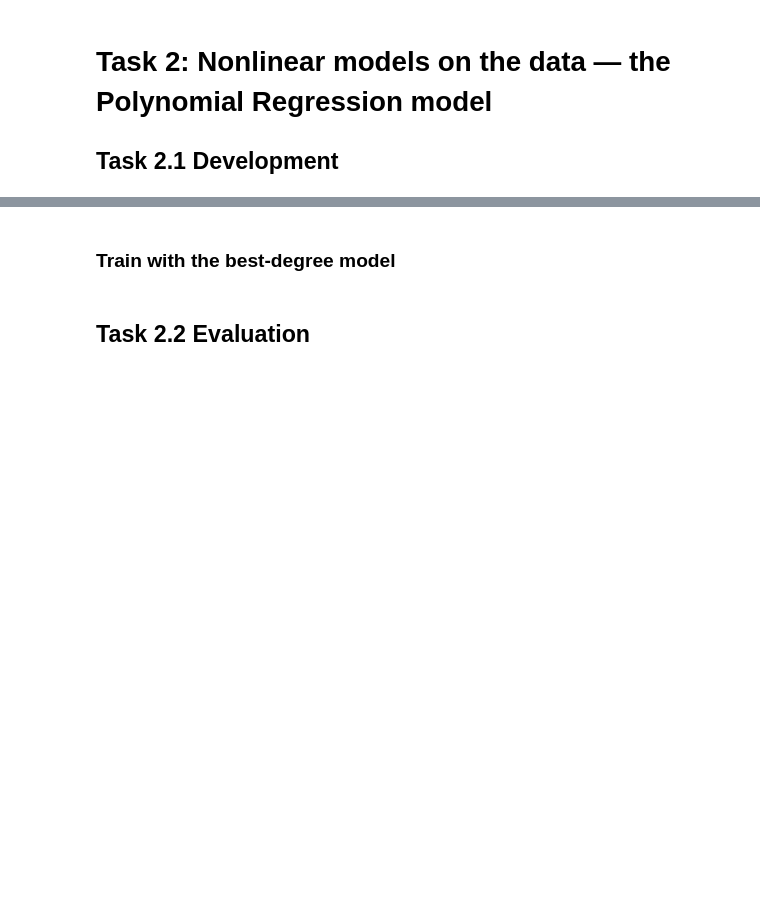
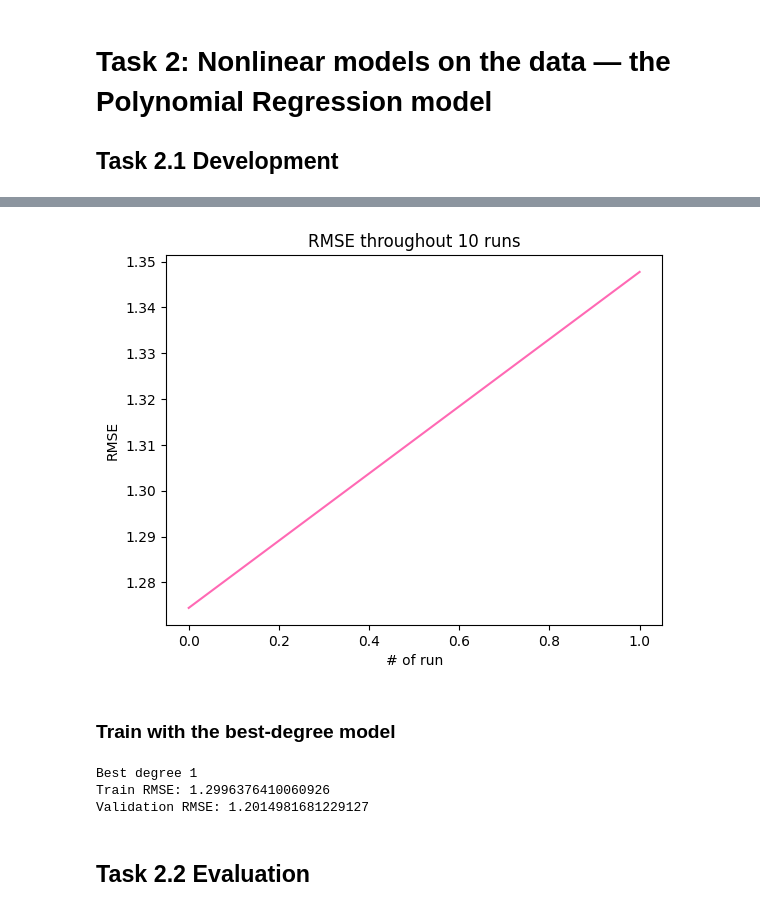
Before and after one commit to AgnJed/ML_the_3-body_problem, a Jupyter notebook: machine-learning-nova-1.ipynb, the cells around one changed output, grey strips where cells are left out. Drawn from its saved outputs; the diff is of its cells as text; code cells hidden in the pictures; blank space fills up the shorter version.

```diff
--- a/machine-learning-nova-1.ipynb
+++ b/machine-learning-nova-1.ipynb
@@ -331,18 +330,18 @@ def validate_poly_regression(X_train, y_train, X_val, y_val, regressor=None, deg
 
     return train_scores, validation_scores, best_rsme, best_degree, n_features_list
 # %%
-degrees=range(1,10)
+degrees=range(1,5)
 degree_scores = {d: {'train_scores': [], 'test_scores': []} for d in degrees}
 best_rsmes = []
 best_degrees = []
 
-for _ in range(10):
+for _ in range(2):
 
-    sample_train_set = train_set.sample(frac=0.01)
+    sample_train_set = train_set.sample(frac=0.000001)
     sample_input_train = sample_train_set[["t","x_1_init", "y_1_init", "x_2_init", "y_2_init", "x_3_init", "y_3_init"]]
     sample_output_train = sample_train_set[["x_1", "y_1", "x_2", "y_2", "x_3", "y_3"]]
 
-    train_scores, validation_scores, best_rsme, best_degree, n_features_list = validate_poly_regression(sample_input_train, sample_output_train, input_validation, output_validation)
+    train_scores, validation_scores, best_rsme, best_degree, n_features_list = validate_poly_regression(sample_input_train, sample_output_train, input_validation, output_validation, degrees=degrees)
 
     best_rsmes.append(best_rsme)
     best_degrees.append(best_degree)
@@ -355,6 +354,5 @@ for _ in range(10):
 df_best = pd.DataFrame({
     'best_degree': best_degrees,
     'best_rsme': best_rsmes
-
 })
 df_best.to_csv('./output/csv/PR_best_rsme_degrees.csv', index=False)
@@ -376,9 +393,11 @@ plt.show()
 # %%
-plt.plot(best_rsmes, color='orange')
+plt.plot(best_rsmes, color='hotpink')
 plt.title('RMSE throughout 10 runs')
 plt.xlabel('# of run')
 plt.ylabel('RMSE')
 plt.show()
+# %% [output]
+[figure, added]
 # %% [markdown]
 ### Train with the best-degree model
 # %%
@@ -401,6 +420,10 @@ print("Train RMSE:", train_error)
 
 val_error = root_mean_squared_error(output_validation, output_val_predict)
 print("Validation RMSE:", val_error)
+# %% [output]
+Best degree 1
+Train RMSE: 1.2996376410060926
+Validation RMSE: 1.2014981681229127
 # %% [markdown]
 ## Task 2.2 Evaluation
 # %%
```
Also changed, not shown: parts of 18 cells of this notebook, 3 other files.
